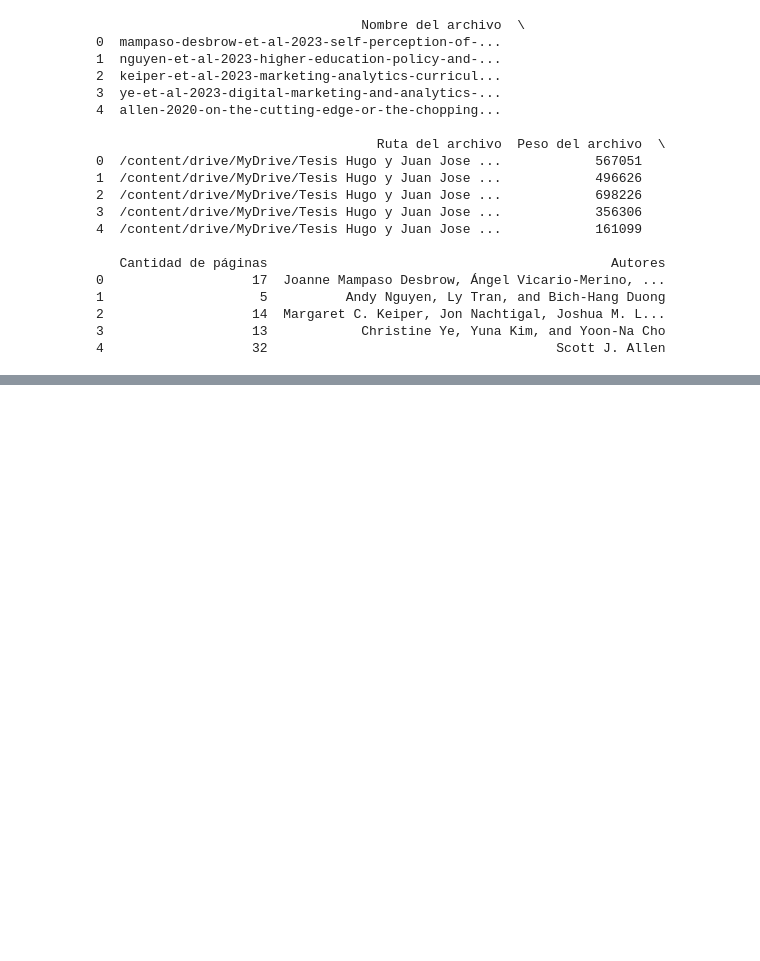
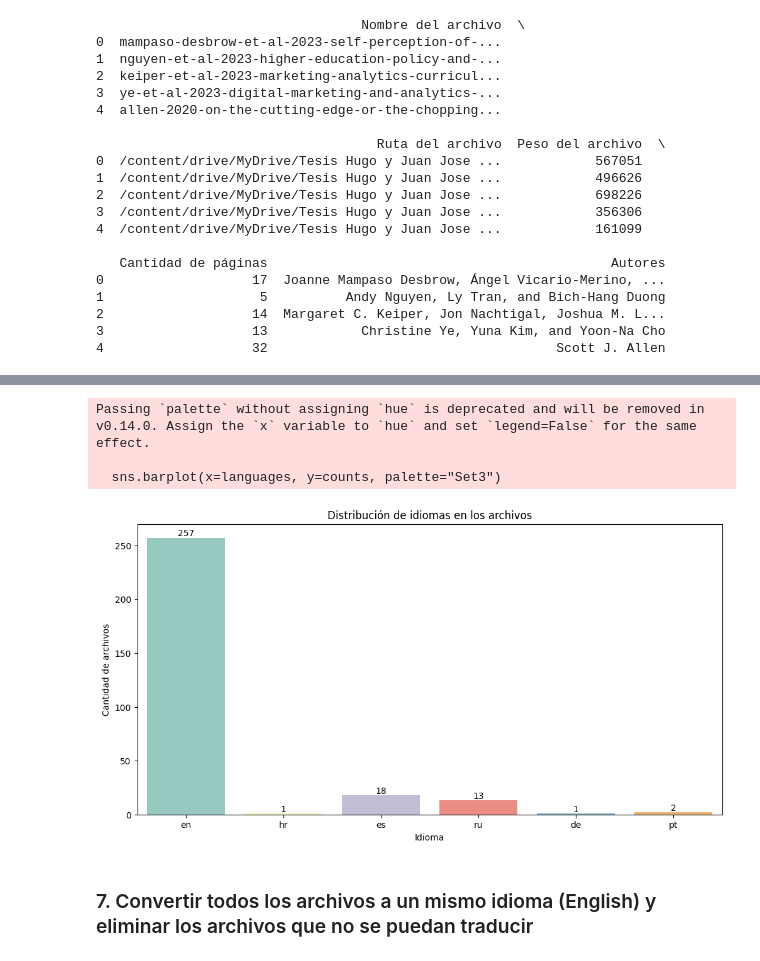
Before and after one commit to Jjmorenog/Analisis-de-texto-automatico, a Jupyter notebook: Analisis_de_texto.ipynb, the cells around one changed output, grey strips where cells are left out. Cells and saved outputs as stored; diff of their text form; code cells hidden in the pictures; blank space fills up the shorter version.

```diff
--- a/Analisis_de_texto.ipynb
+++ b/Analisis_de_texto.ipynb
@@ -405,0 +467,8 @@ https://doi.org/10.1016/j.cie.2018.10.032
+# %%
+# Eliminar los archivos vacíos o con solo espacios en blanco
+for file in empty_files:
+    try:
+        os.remove(file)
+        print(f"Archivo {file} eliminado.")
+    except Exception as e:
+        print(f"Error al eliminar el archivo {file}: {e}")
@@ -405,0 +483,3 @@ https://doi.org/10.1016/j.cie.2018.10.032
+# %%
+# Obtener la lista de archivos TXT en la carpeta de destino
+txt_files = glob.glob(os.path.join(destination_folder, "*.txt"))
@@ -405,0 +505,8 @@ https://doi.org/10.1016/j.cie.2018.10.032
+# %%
+# Imprimir el conteo de archivos por idioma
+for language, count in language_counts.items():
+    print(f"Idioma: {language}, Cantidad de archivos: {count}")
+
+# Imprimir el número total de archivos
+total_files = sum(language_counts.values())
+print(f"Total de archivos: {total_files}")
@@ -405,0 +521,30 @@ https://doi.org/10.1016/j.cie.2018.10.032
+# %%
+# Grafico de barras por idioma
+import matplotlib.pyplot as plt
+import seaborn as sns
+# Preparar los datos
+languages = list(language_counts.keys())
+counts = list(language_counts.values())
+
+# Crear el gráfico de barras
+plt.figure(figsize=(12, 6))
+sns.barplot(x=languages, y=counts, palette="Set3")
+
+# Añadir etiquetas a las barras
+for i, count in enumerate(counts):
+    plt.text(i, count, str(count), ha="center", va="bottom")
+
+# Añadir título y etiquetas a los ejes
+plt.title("Distribución de idiomas en los archivos")
+plt.xlabel("Idioma")
+plt.ylabel("Cantidad de archivos")
+
+# Mostrar el gráfico
+plt.show()
+# %% [output]
+Passing `palette` without assigning `hue` is deprecated and will be removed in v0.14.0. Assign the `x` variable to `hue` and set `legend=False` for the same effect.
+
+  sns.barplot(x=languages, y=counts, palette="Set3")
+[figure, added]
+# %% [markdown]
+### 7. Convertir todos los archivos a un mismo idioma (English) y eliminar los archivos que no se puedan traducir
```
Also changed, not shown: parts of 74 cells of this notebook.
